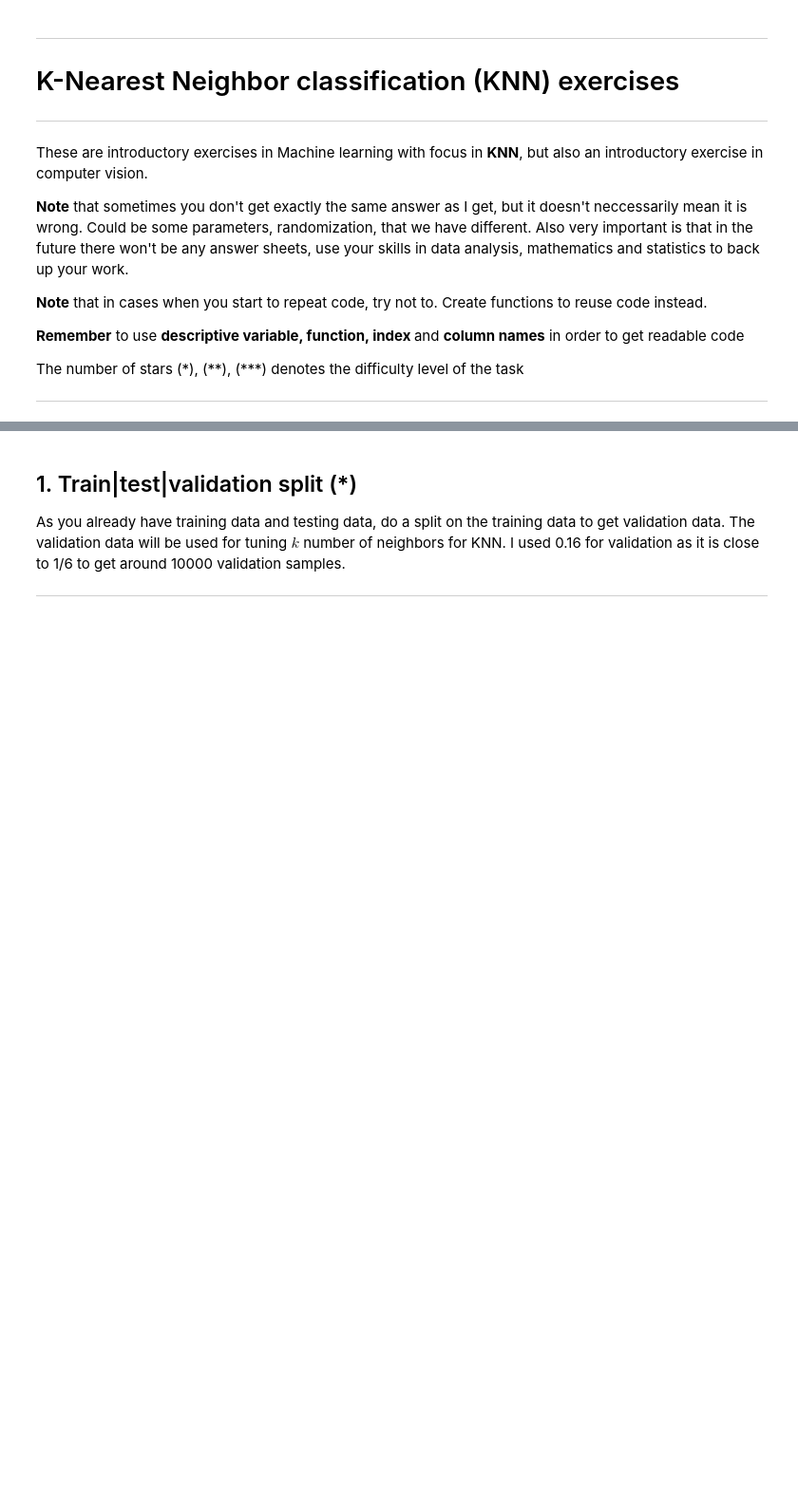
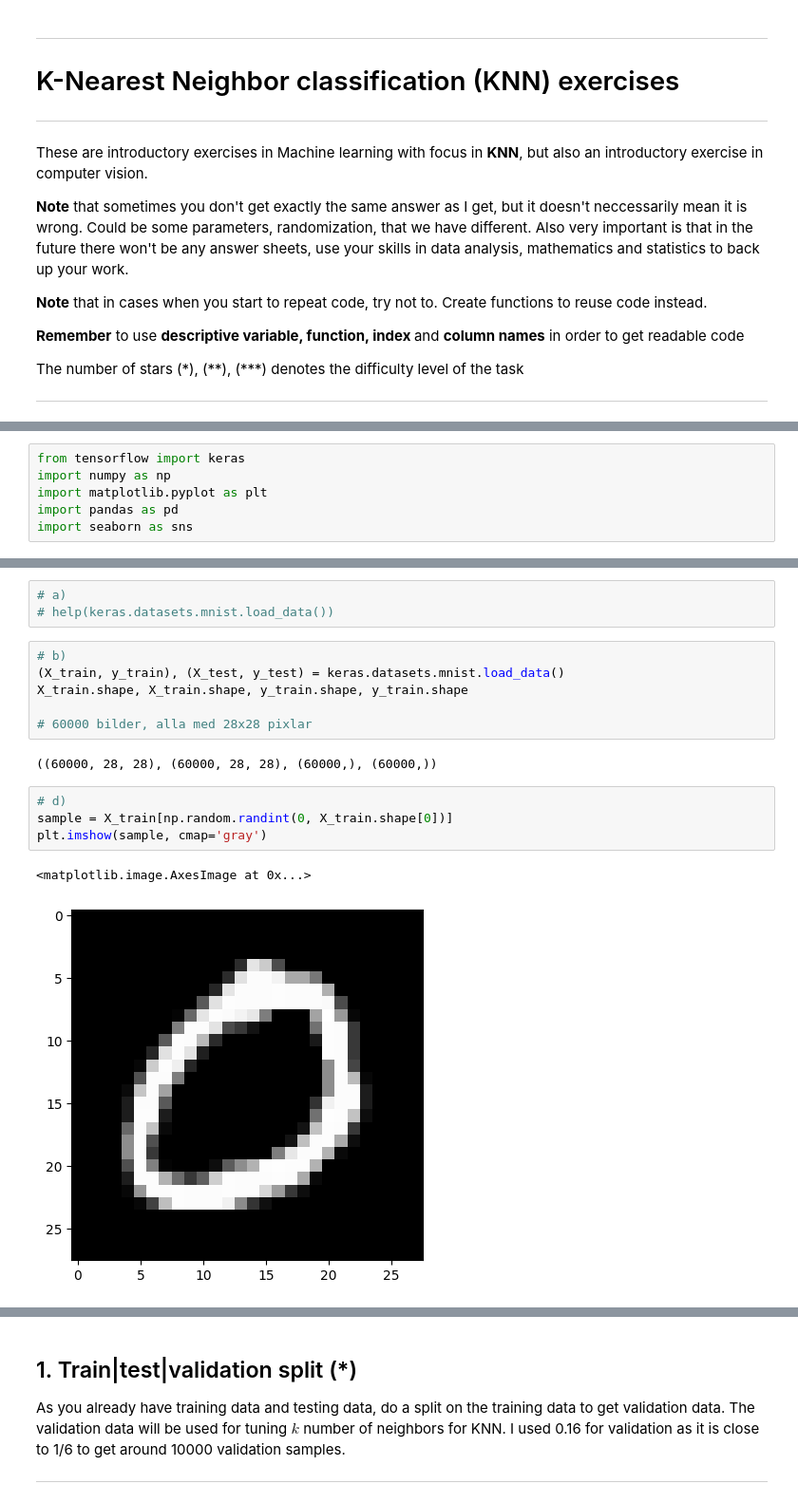
Before and after one commit to nabil0n/MachineLearning-Isak-Andersson, a Jupyter notebook: Exercises/E04_KNN.ipynb, the cells around one changed output, grey strips where cells are left out. Shown: that part at 95% size. Saved outputs shown, nothing was run; the diff lists cells and outputs as text; blank space fills up the shorter version.

Commit message:
started e04 + tensorflow to pipfile

```diff
--- a/Exercises/E04_KNN.ipynb
+++ b/Exercises/E04_KNN.ipynb
@@ -24,3 +20,9 @@ ModuleNotFoundError: No module named 'absl'
+# %%
+from tensorflow import keras
+import numpy as np
+import matplotlib.pyplot as plt
+import pandas as pd
+import seaborn as sns
 # %% [markdown]
 ## 0. MNIST data (*)
 
@@ -59,3 +61,21 @@ e) Shape: X_train: (60000, 784), X_test: (10000, 784)
 </details>
 
 ---
+# %%
+# a)
+# help(keras.datasets.mnist.load_data())
+# %%
+# b)
+(X_train, y_train), (X_test, y_test) = keras.datasets.mnist.load_data()
+X_train.shape, X_train.shape, y_train.shape, y_train.shape
+
+# 60000 bilder, alla med 28x28 pixlar
+# %% [output]
+((60000, 28, 28), (60000, 28, 28), (60000,), (60000,))
+# %%
+# d)
+sample = X_train[np.random.randint(0, X_train.shape[0])]
+plt.imshow(sample, cmap='gray')
+# %% [output]
+<matplotlib.image.AxesImage at 0x...>
+[figure, added]
```
Also changed, not shown: parts of 3 cells of this notebook, 1 other file.
